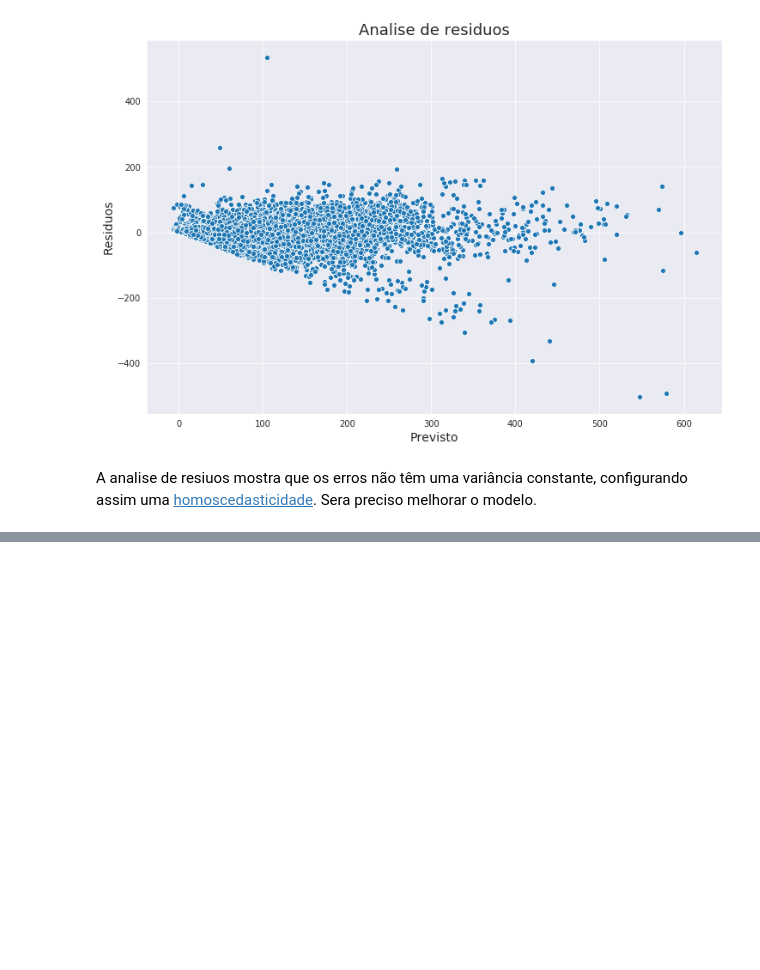
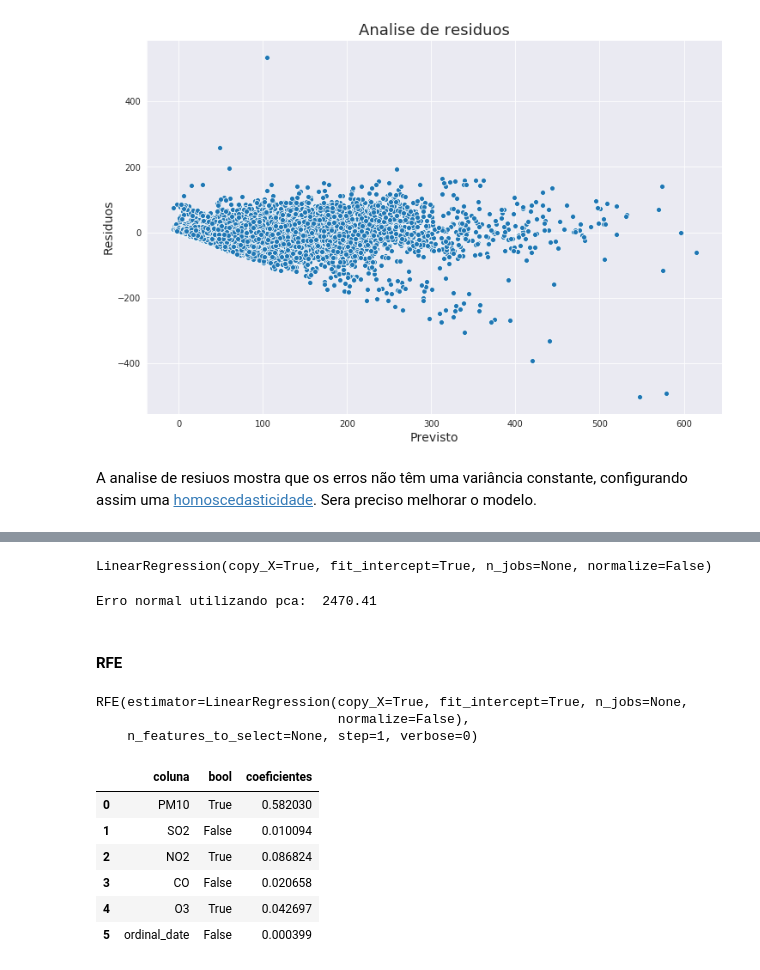
Before and after one commit to cesarvinici/DS-Beijing-PM2.5-, a Jupyter notebook: Analise Emissão PM2.5.ipynb, the cells around one changed output, grey strips where cells are left out. Saved outputs shown, nothing was run; the diff lists cells and outputs as text; code cells hidden in the pictures; blank space fills up the shorter version.

```diff
--- a/Analise Emissão PM2.5.ipynb
+++ b/Analise Emissão PM2.5.ipynb
@@ -451,0 +465,3 @@ A analise de resiuos mostra que os erros não têm uma variância constante, con
+# %%
+X_train_pca = pca.transform(X_train)
+X_test_pca = pca.transform(X_test)
@@ -451,0 +472,5 @@ A analise de resiuos mostra que os erros não têm uma variância constante, con
+# %%
+modelo_pca = LinearRegression()
+modelo_pca.fit(X_train_pca, y_train)
+# %% [output]
+LinearRegression(copy_X=True, fit_intercept=True, n_jobs=None, normalize=False)
@@ -451,0 +479,7 @@ A analise de resiuos mostra que os erros não têm uma variância constante, con
+# %%
+erro_pca = metrics.mean_squared_error(y_pred=y_pred_pca, y_true=y_test)
+print(f"Erro normal utilizando pca: ", erro_pca.round(2))
+# %% [output]
+Erro normal utilizando pca:  2470.41
+# %% [markdown]
+#### RFE
@@ -451,0 +488,20 @@ A analise de resiuos mostra que os erros não têm uma variância constante, con
+# %%
+rfe = RFE(modelo)
+# %%
+rfe.fit(X_train, y_train)
+# %% [output]
+RFE(estimator=LinearRegression(copy_X=True, fit_intercept=True, n_jobs=None,
+                               normalize=False),
+    n_features_to_select=None, step=1, verbose=0)
+# %%
+pd.DataFrame({'coluna':X_train.columns,
+              'bool': rfe.get_support(),
+              'coeficientes': pd.Series(modelo.coef_)})
+# %% [output]
+|  | coluna | bool | coeficientes |
+| 0 | PM10 | True | 0.582030 |
+| 1 | SO2 | False | 0.010094 |
+| 2 | NO2 | True | 0.086824 |
+| 3 | CO | False | 0.020658 |
+| 4 | O3 | True | 0.042697 |
+| 5 | ordinal_date | False | 0.000399 |
```
Also changed, not shown: parts of 19 cells of this notebook.
